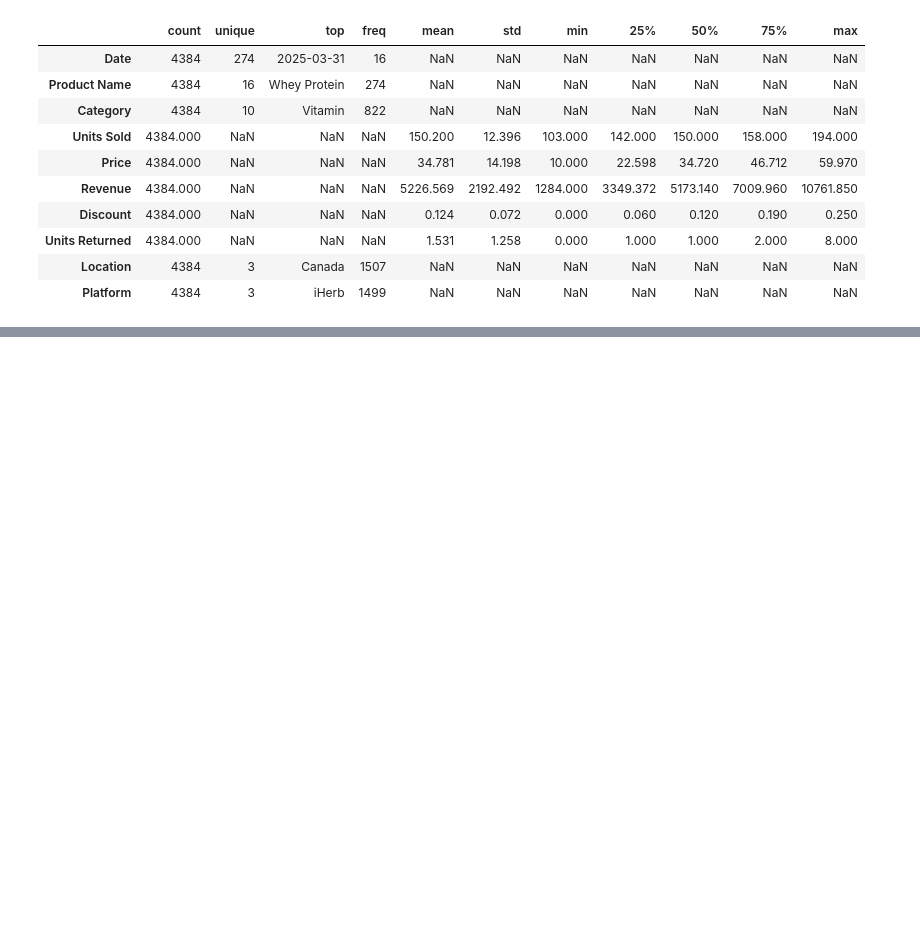
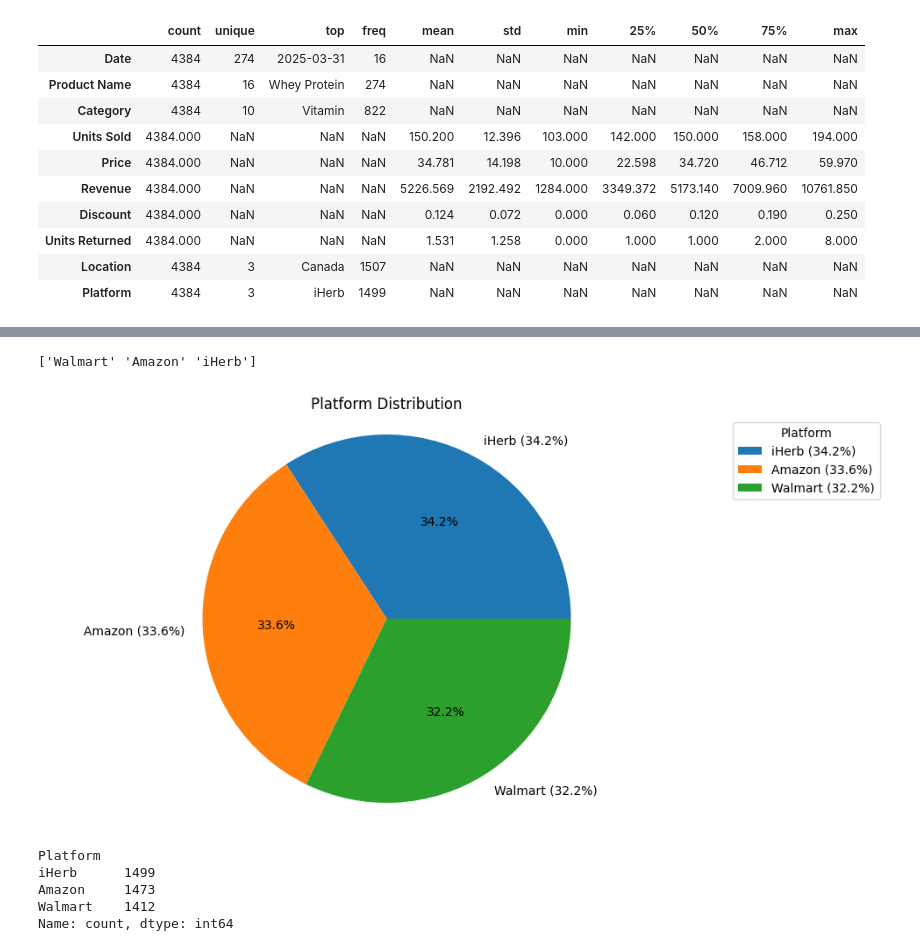
Before and after one commit to MrRezamo/Supplement_Sales_Data_Analysis, a Jupyter notebook: Project/main.ipynb, the cells around one changed output, grey strips where cells are left out. Saved outputs shown, nothing was run; the diff lists cells and outputs as text; code cells hidden in the pictures; blank space fills up the shorter version.

```diff
--- a/Project/main.ipynb
+++ b/Project/main.ipynb
@@ -66,0 +125,20 @@ data.describe(include='all').T
+# %%
+print(data['Platform'].unique())
+
+plt.figure(figsize=(10, 6))
+platform_counts = data['Platform'].value_counts()
+plt.pie(platform_counts, labels=[f"{plat} ({count / platform_counts.sum() * 100:.1f}%)" for plat, count in platform_counts.items()], autopct='%1.1f%%')
+plt.legend(title='Platform', loc='upper left', bbox_to_anchor=(1, 1))
+plt.title('Platform Distribution')
+plt.axis('equal')
+plt.show()
+
+print(data['Platform'].value_counts())
+# %% [output]
+['Walmart' 'Amazon' 'iHerb']
+[figure, added]
+Platform
+iHerb      1499
+Amazon     1473
+Walmart    1412
+Name: count, dtype: int64
```
Also changed, not shown: parts of 6 cells of this notebook.
